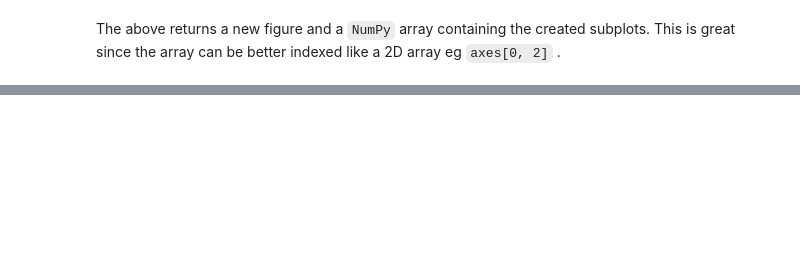
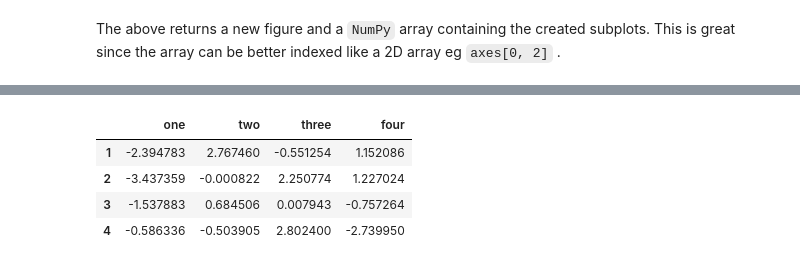
Before and after one commit to Nelson-Gon/sweetpy, a Jupyter notebook: data_visualization.ipynb, the cells around one changed output, grey strips where cells are left out. Saved outputs shown, nothing was run; the diff lists cells and outputs as text; code cells hidden in the pictures; blank space fills up the shorter version.

```diff
--- a/data_visualization.ipynb
+++ b/data_visualization.ipynb
@@ -72,0 +357,6 @@ To adjust the spacing around subplots.
+# %%
+# with seaborn
+comp1 = np.random.normal(0, 1, size= 200)
+comp2 = np.random.normal(10, 2, size= 200)
+values = pd.Series(np.concatenate([comp1, comp2]))
+values
@@ -72,0 +388,14 @@ To adjust the spacing around subplots.
+# %%
+# scatters
+reshaped = np.log(abs(values)).diff().dropna()[:20].values.reshape(5,4)
+# %%
+df = pd.DataFrame(reshaped, columns = ['one', 'two', 'three',
+                                 'four'])
+
+df[-4:]
+# %% [output]
+|  | one | two | three | four |
+| 1 | -2.394783 | 2.767460 | -0.551254 | 1.152086 |
+| 2 | -3.437359 | -0.000822 | 2.250774 | 1.227024 |
+| 3 | -1.537883 | 0.684506 | 0.007943 | -0.757264 |
+| 4 | -0.586336 | -0.503905 | 2.802400 | -2.739950 |
```
Also changed, not shown: parts of 55 cells of this notebook, 1 other file.
